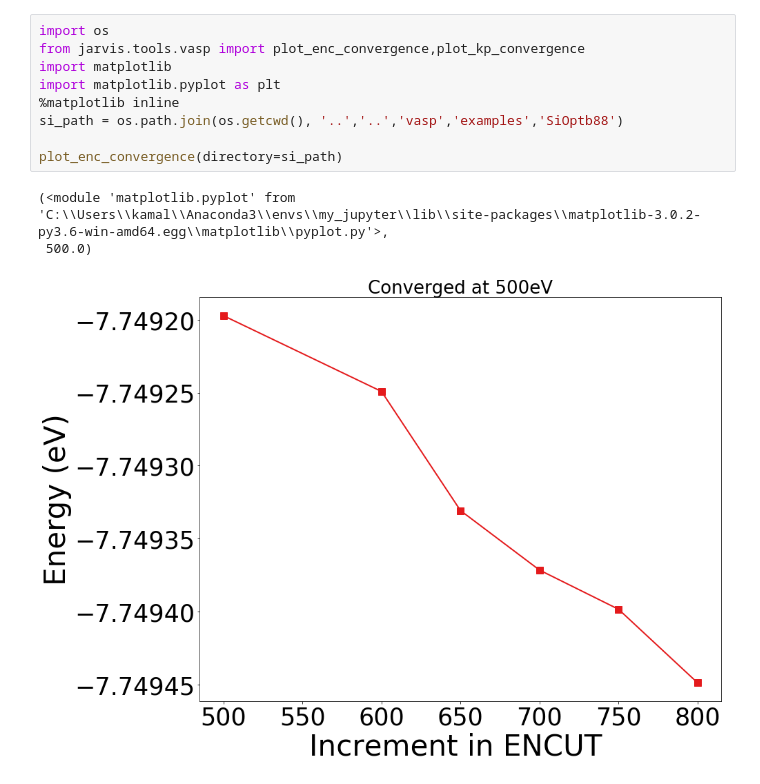
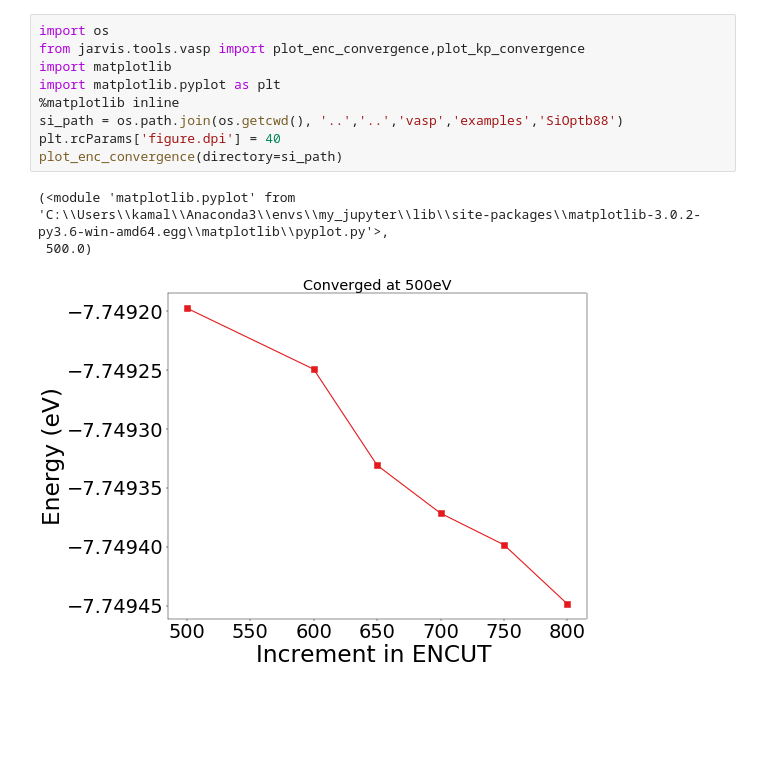
Before and after one commit to usnistgov/jarvis, a Jupyter notebook: jarvis/db/static/Convergence.ipynb, the cells around one changed output. Drawn from its saved outputs; the diff is of its cells as text; blank space fills up the shorter version.

```diff
--- a/jarvis/db/static/Convergence.ipynb
+++ b/jarvis/db/static/Convergence.ipynb
@@ -1,13 +1,13 @@
 # %%
 import os
 from jarvis.tools.vasp import plot_enc_convergence,plot_kp_convergence
 import matplotlib
 import matplotlib.pyplot as plt
 %matplotlib inline
 si_path = os.path.join(os.getcwd(), '..','..','vasp','examples','SiOptb88')
-
+plt.rcParams['figure.dpi'] = 40
 plot_enc_convergence(directory=si_path)
 # %% [output]
 (<module 'matplotlib.pyplot' from 'C:\\Users\\kamal\\Anaconda3\\envs\\my_jupyter\\lib\\site-packages\\matplotlib-3.0.2-py3.6-win-amd64.egg\\matplotlib\\pyplot.py'>,
  500.0)
-[figure, old version]
+[figure, new version]
```
Also changed, not shown: parts of 2 cells of this notebook, 9 other files.
